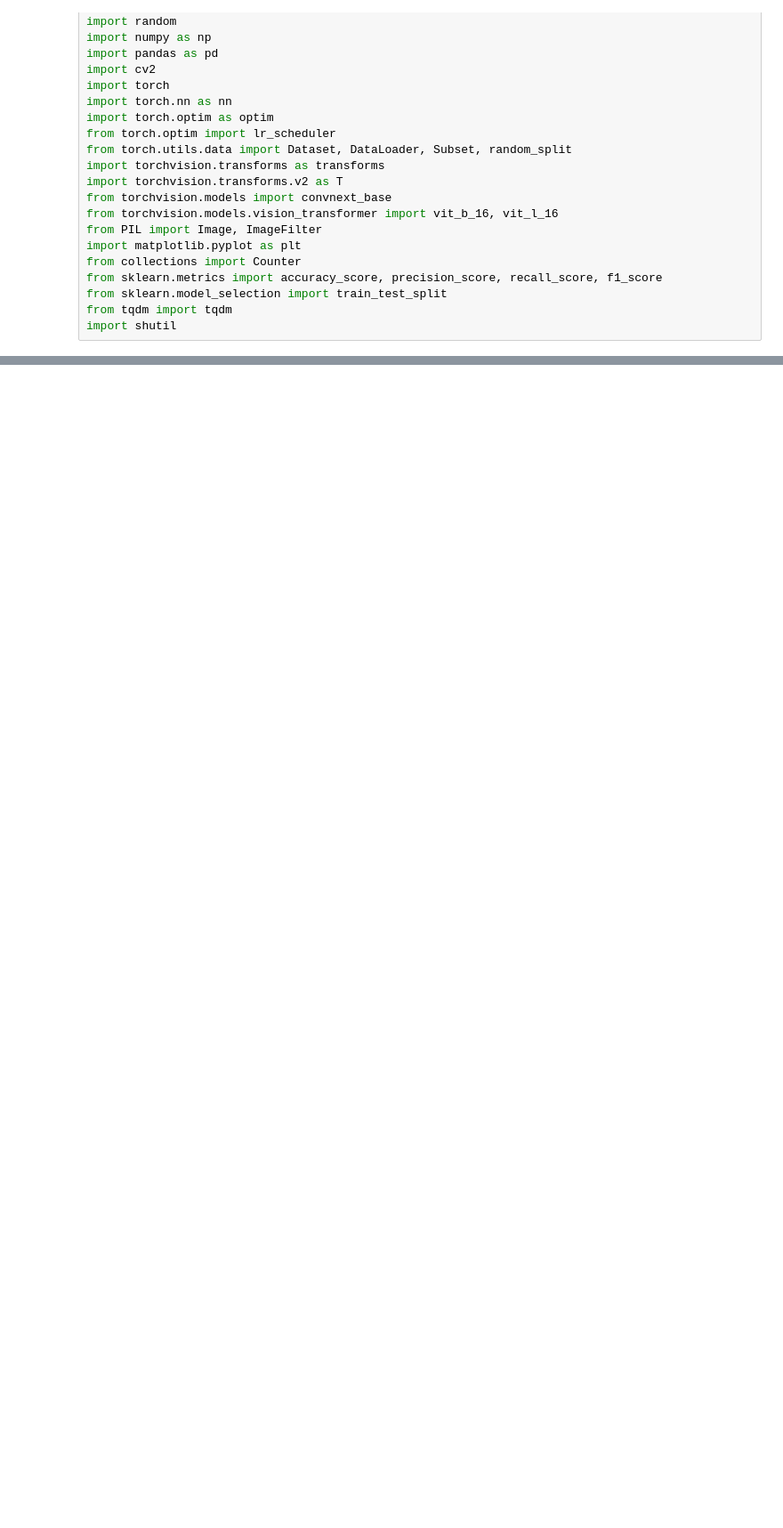
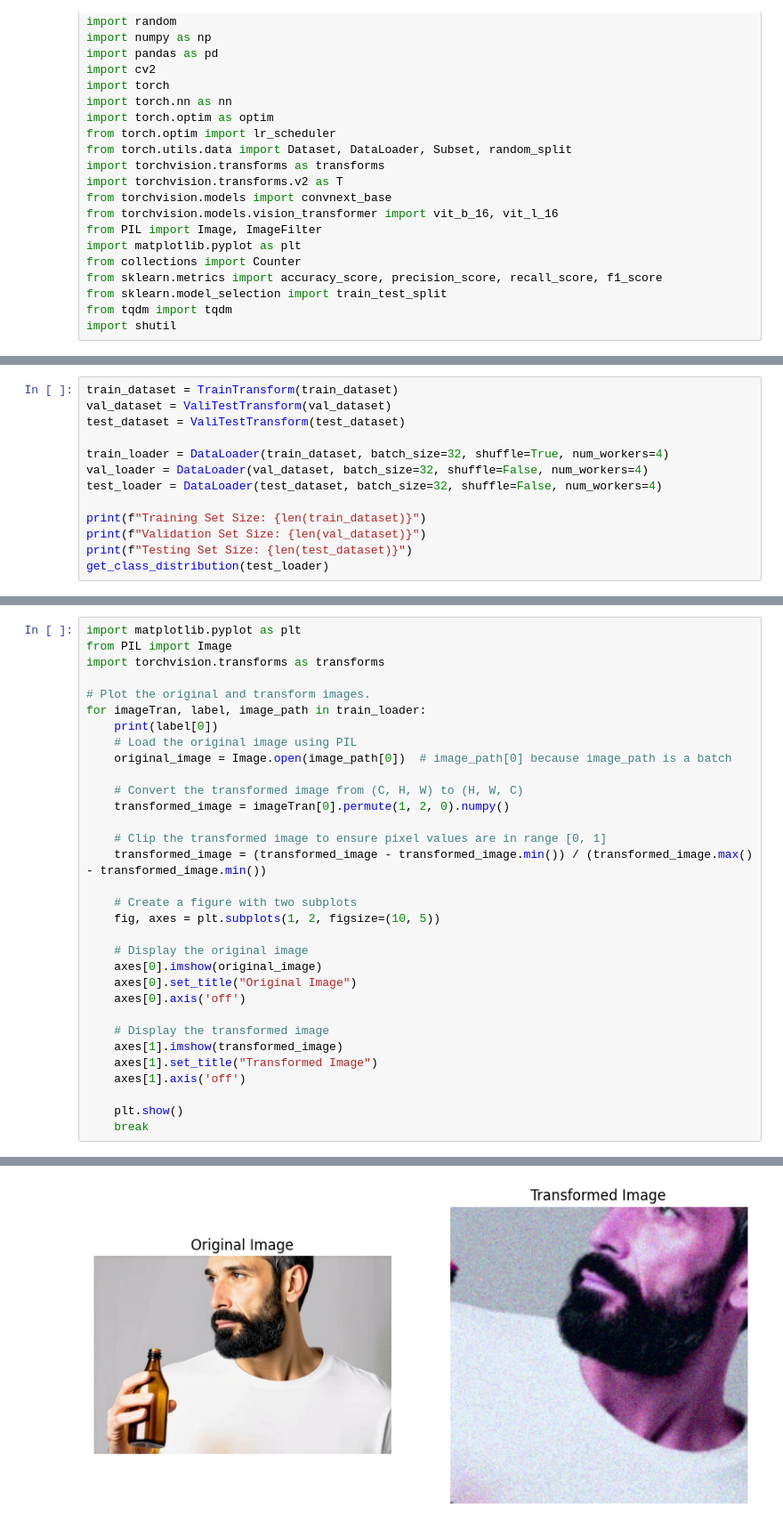
Before and after one commit to haoyuliao/ml-code-examples-HYL, a Jupyter notebook: detect_ai_vs_human_generated_images_Colab.ipynb, the cells around one changed output, grey strips where cells are left out. Shown at 89% size. Saved outputs shown, nothing was run; the diff lists cells and outputs as text; blank space fills up the shorter version.

```diff
--- a/detect_ai_vs_human_generated_images_Colab.ipynb
+++ b/detect_ai_vs_human_generated_images_Colab.ipynb
@@ -26,0 +394,13 @@ import shutil
+# %%
+train_dataset = TrainTransform(train_dataset)
+val_dataset = ValiTestTransform(val_dataset)
+test_dataset = ValiTestTransform(test_dataset)
+
+train_loader = DataLoader(train_dataset, batch_size=32, shuffle=True, num_workers=4)
+val_loader = DataLoader(val_dataset, batch_size=32, shuffle=False, num_workers=4)
+test_loader = DataLoader(test_dataset, batch_size=32, shuffle=False, num_workers=4)
+
+print(f"Training Set Size: {len(train_dataset)}")
+print(f"Validation Set Size: {len(val_dataset)}")
+print(f"Testing Set Size: {len(test_dataset)}")
+get_class_distribution(test_loader)
@@ -26,0 +413,33 @@ import shutil
+# %%
+import matplotlib.pyplot as plt
+from PIL import Image
+import torchvision.transforms as transforms
+
+# Plot the original and transform images.
+for imageTran, label, image_path in train_loader:
+    print(label[0])
+    # Load the original image using PIL
+    original_image = Image.open(image_path[0])  # image_path[0] because image_path is a batch
+
+    # Convert the transformed image from (C, H, W) to (H, W, C)
+    transformed_image = imageTran[0].permute(1, 2, 0).numpy()
+
+    # Clip the transformed image to ensure pixel values are in range [0, 1]
+    transformed_image = (transformed_image - transformed_image.min()) / (transformed_image.max() - transformed_image.min())
+
+    # Create a figure with two subplots
+    fig, axes = plt.subplots(1, 2, figsize=(10, 5))
+
+    # Display the original image
+    axes[0].imshow(original_image)
+    axes[0].set_title("Original Image")
+    axes[0].axis('off')
+
+    # Display the transformed image
+    axes[1].imshow(transformed_image)
+    axes[1].set_title("Transformed Image")
+    axes[1].axis('off')
+
+    plt.show()
+    break
+# %% [output]
@@ -26,0 +447 @@ import shutil
+[figure, added]
```
Also changed, not shown: parts of 22 cells of this notebook.
